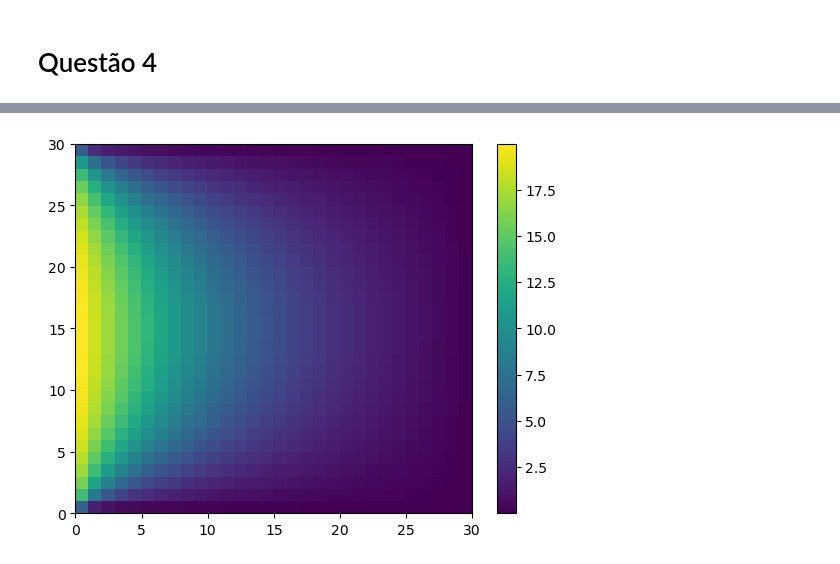
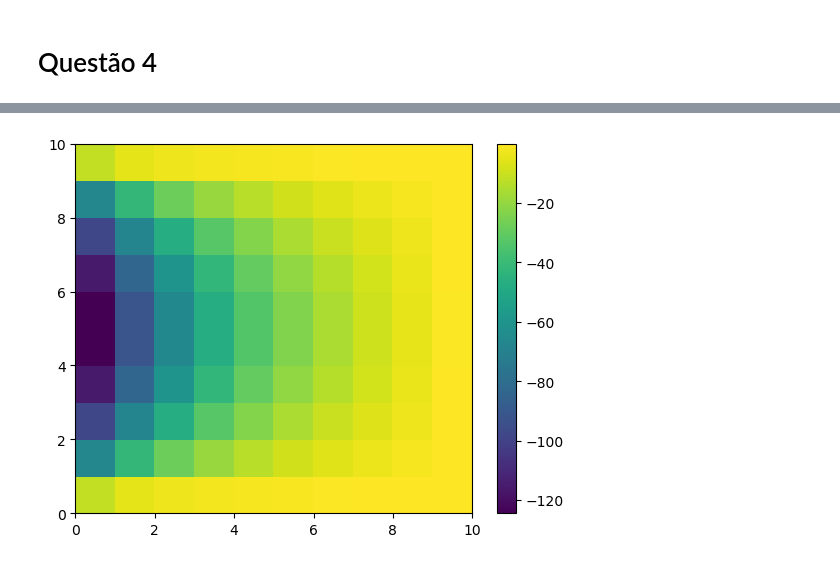
Before and after one commit to Gabrielsssilverio/Metodos_numericos, a Jupyter notebook: Lista_1.ipynb, the cells around one changed output, grey strips where cells are left out. Saved outputs shown, nothing was run; the diff lists cells and outputs as text; code cells hidden in the pictures.

```diff
--- a/Lista_1.ipynb
+++ b/Lista_1.ipynb
@@ -302,8 +281,8 @@ T_inf = 0 # K, temperatura do meio
 
 # Discretização da malha
 
-N_x = 30 #Número de pontos na direção x
-N_y = 30 #Número de pontos na direção y
+N_x = 10 #Número de pontos na direção x
+N_y = 10 #Número de pontos na direção y
 x = np.linspace(0, L_x, N_x) #Geração dos pontos
 y = np.linspace(0, L_y, N_y)
 delta_x = x[1] - x[0] #Valor de delta x
@@ -328,58 +307,59 @@ b = np.zeros(N_x * N_y)
 
 for i in range (N_x * N_y):
     if i in n_inf_l:
-        A[i, i + 1] = -2 / (delta_x ** 2)
-        A[i, i] = (2 / (delta_x ** 2)) + ((2 * h) / (delta_y * k)) + ( 2 / (delta_y ** 2))
-        A[i, i + N_x] = -2 / (delta_y ** 2)
-        b[i] = (s / k) - ((2 * q) / (delta_x * k)) + ((2 * h * T_inf) / (k * delta_y))
+        A[i, i + 1] = 2 / (delta_x ** 2)
+        A[i, i] = -1 * ((2 / (delta_x ** 2)) + ((2 * h) / (delta_y * k)) + ( 2 / (delta_y ** 2)))
+        A[i, i + N_x] = 2 / (delta_y ** 2)
+        b[i] = -(s / k) + ((2 * q) / (delta_x * k)) - ((2 * h * T_inf) / (k * delta_y))
     elif i in n_t_l:
-        A[i, i + 1] = -2 / (delta_x ** 2)
-        A[i, i] = (2 / (delta_x ** 2)) + ((2 * h) / (delta_y * k)) + ( 2 / (delta_y ** 2))
-        A[i, i - N_x] = -2 / (delta_y ** 2)
-        b[i] = (s / k) + ((2 * h * T_inf) / (k * delta_y)) - ((2 * q) / (delta_x * k))
+        A[i, i + 1] = 2 / (delta_x ** 2)
+        A[i, i] = -1 * ((2 / (delta_x ** 2)) + ((2 * h) / (delta_y * k)) + ( 2 / (delta_y ** 2)))
+        A[i, i - N_x] = 2 / (delta_y ** 2)
+        b[i] = -(s / k) - ((2 * h * T_inf) / (k * delta_y)) + ((2 * q) / (delta_x * k))
     elif i in n_t_r:
-        A[i, i - 1] = -2 / (delta_x ** 2)
-        A[i, i] = (2 / (delta_x ** 2)) + ((2 * h) / (delta_x * k)) + ((2 * h) / (delta_y * k)) + ( 2 / (delta_y ** 2))
-        A[i, i - N_x] = -2 / (delta_y ** 2)
-        b[i] = (s / k) + ((2 * h * T_inf) / (k * delta_x)) + ((2 * h * T_inf) / (k * delta_y))
+        A[i, i - 1] = 2 / (delta_x ** 2)
+        A[i, i] = -1 * ((2 / (delta_x ** 2)) + ((2 * h) / (delta_x * k)) + ((2 * h) / (delta_y * k)) + ( 2 / (delta_y ** 2)))
+        A[i, i - N_x] = 2 / (delta_y ** 2)
+        b[i] = -(s / k) - ((2 * h * T_inf) / (k * delta_x)) - ((2 * h * T_inf) / (k * delta_y))
     elif i in n_inf_r:
-        A[i, i - 1] = -2 / (delta_x ** 2)
-        A[i, i] = (2 / (delta_x ** 2)) + ((2 * h) / (delta_x * k)) + ((2 * h) / (delta_y * k)) + ( 2 / (delta_y ** 2))
-        A[i, i + N_x] = -2 / (delta_y ** 2)
-        b[i] = (s / k) + ((2 * h * T_inf) / (k * delta_x)) + ((2 * h * T_inf) / (k * delta_y))
+        A[i, i - 1] = 2 / (delta_x ** 2)
+        A[i, i] = -1 * ((2 / (delta_x ** 2)) + ((2 * h) / (delta_x * k)) + ((2 * h) / (delta_y * k)) + ( 2 / (delta_y ** 2)))
+        A[i, i + N_x] = 2 / (delta_y ** 2)
+        b[i] = -(s / k) - ((2 * h * T_inf) / (k * delta_x)) - ((2 * h * T_inf) / (k * delta_y))
     elif i in region_L:
-        A[i, i + 1] = -2 / (delta_x ** 2)
-        A[i, i] = (2 / (delta_x ** 2)) + ( 2 / (delta_y ** 2))
-        A[i, i + N_x] = -1 / (delta_y ** 2)
-        b[i] = (s / k) - ((2 * q) / (delta_x * k))
+        A[i, i + 1] = 2 / (delta_x ** 2)
+        A[i, i] = -1 * ((2 / (delta_x ** 2)) + ( 2 / (delta_y ** 2)))
+        A[i, i + N_x] = 1 / (delta_y ** 2)
+        A[i, i - N_x] = 1 / (delta_y ** 2)
+        b[i] = -(s / k) + ((2 * q) / (delta_x * k))
     elif i in region_R:
-        A[i, i - 1] = -2 / (delta_x ** 2)
-        A[i, i] = (2 / (delta_x ** 2)) + ((2 * h) / (delta_x * k)) + ( 2 / (delta_y ** 2))
-        A[i, i - N_x] = -1 / (delta_y ** 2)
-        A[i, i + N_x] = -1 / (delta_y ** 2)
-        b[i] = (s / k) + ((2 * h * T_inf) / (k * delta_x))
+        A[i, i - 1] = 2 / (delta_x ** 2)
+        A[i, i] = -1 * ((2 / (delta_x ** 2)) + ((2 * h) / (delta_x * k)) + ( 2 / (delta_y ** 2)))
+        A[i, i - N_x] = 1 / (delta_y ** 2)
+        A[i, i + N_x] = 1 / (delta_y ** 2)
+        b[i] = -(s / k) - ((2 * h * T_inf) / (k * delta_x))
     elif i in region_T:
-        A[i, i - 1] = -1 / (delta_x ** 2)
-        A[i, i] = (2 / (delta_x ** 2)) + ((2 * h) / (delta_y * k)) + ( 2 / (delta_y ** 2))
-        A[i, i + 1] = -1 / (delta_x ** 2)
-        A[i, i - N_x] = -2 / (delta_y ** 2)
-        b[i] = (s / k) + ((2 * h * T_inf) / (k * delta_y))
+        A[i, i - 1] = 1 / (delta_x ** 2)
+        A[i, i] = -1 * ((2 / (delta_x ** 2)) + ((2 * h) / (delta_y * k)) + ( 2 / (delta_y ** 2)))
+        A[i, i + 1] = 1 / (delta_x ** 2)
+        A[i, i - N_x] = 2 / (delta_y ** 2)
+        b[i] = -(s / k) - ((2 * h * T_inf) / (k * delta_y))
     elif i in region_B:
-        A[i, i - 1] = -1 / (delta_x ** 2)
-        A[i, i] = (2 / (delta_x ** 2)) + ((2 * h) / (delta_y * k)) + ( 2 / (delta_y ** 2))
-        A[i, i + 1] = -1 / (delta_x ** 2)
-        A[i, i + N_x] = -1 / (delta_y ** 2)
-        b[i] = (s / k) + ((2 * h * T_inf) / (k * delta_y))
+        A[i, i - 1] = 1 / (delta_x ** 2)
+        A[i, i] = -1 * ((2 / (delta_x ** 2)) + ((2 * h) / (delta_y * k)) + ( 2 / (delta_y ** 2)))
+        A[i, i + 1] = 1 / (delta_x ** 2)
+        A[i, i + N_x] = 2 / (delta_y ** 2)
+        b[i] = -(s / k) - ((2 * h * T_inf) / (k * delta_y))
     else:
-        A[i, i - N_x] = -1 / (delta_y ** 2)
-        A[i, i - 1] = -1 / (delta_x ** 2)
-        A[i, i] = (2 / (delta_x ** 2)) + ( 2 / (delta_y ** 2))
-        A[i, i + 1] = -1 / (delta_x ** 2)
-        A[i, i + N_x] = -1 / (delta_y ** 2)
+        A[i, i - N_x] = 1 / (delta_y ** 2)
+        A[i, i - 1] = 1 / (delta_x ** 2)
+        A[i, i] = -1 * ((2 / (delta_x ** 2)) + ( 2 / (delta_y ** 2)))
+        A[i, i + 1] = 1 / (delta_x ** 2)
+        A[i, i + N_x] = 1 / (delta_y ** 2)
         b[i] = (s / k)
 
 # Sistema resultante
-T = -1 * np.linalg.solve(A, b)
+T = np.linalg.solve(A, b)
 T_matrix = T.reshape((N_y, N_x))
 a = int(((N_x - 1) / 2) + 1)
 valor = T_matrix[0, a]
@@ -414 +394 @@ T_matrix[0, a]
-[figure, old version]
+[figure, new version]
```
Also changed, not shown: parts of 2 cells of this notebook.
